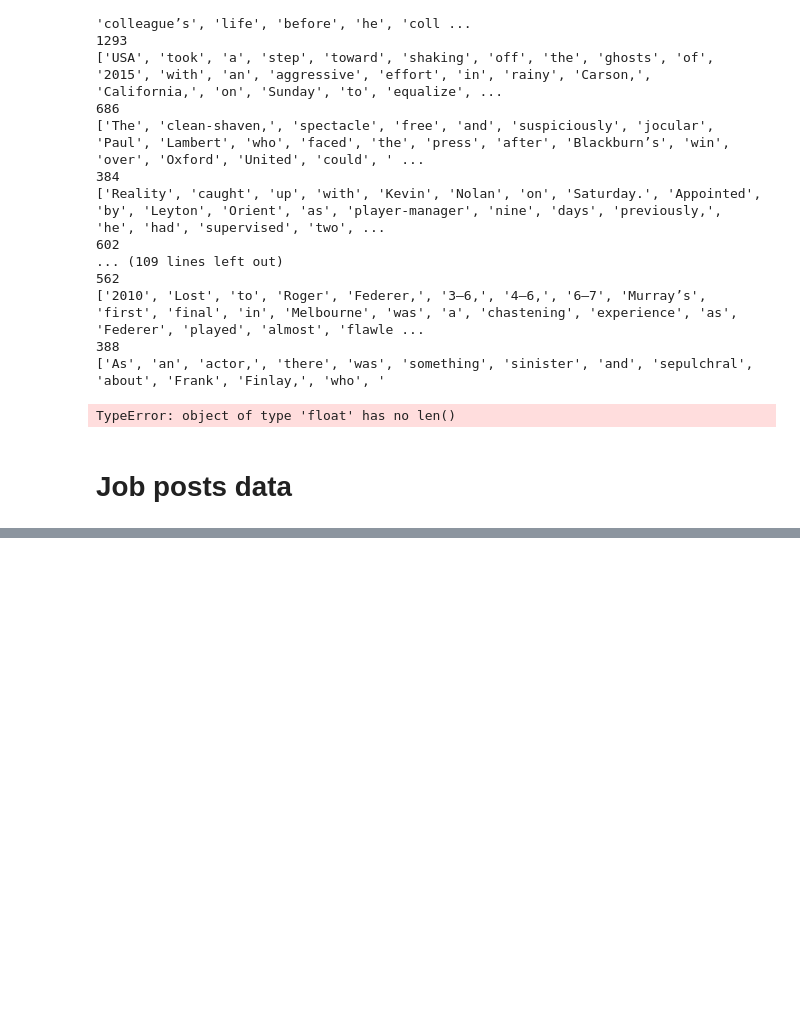
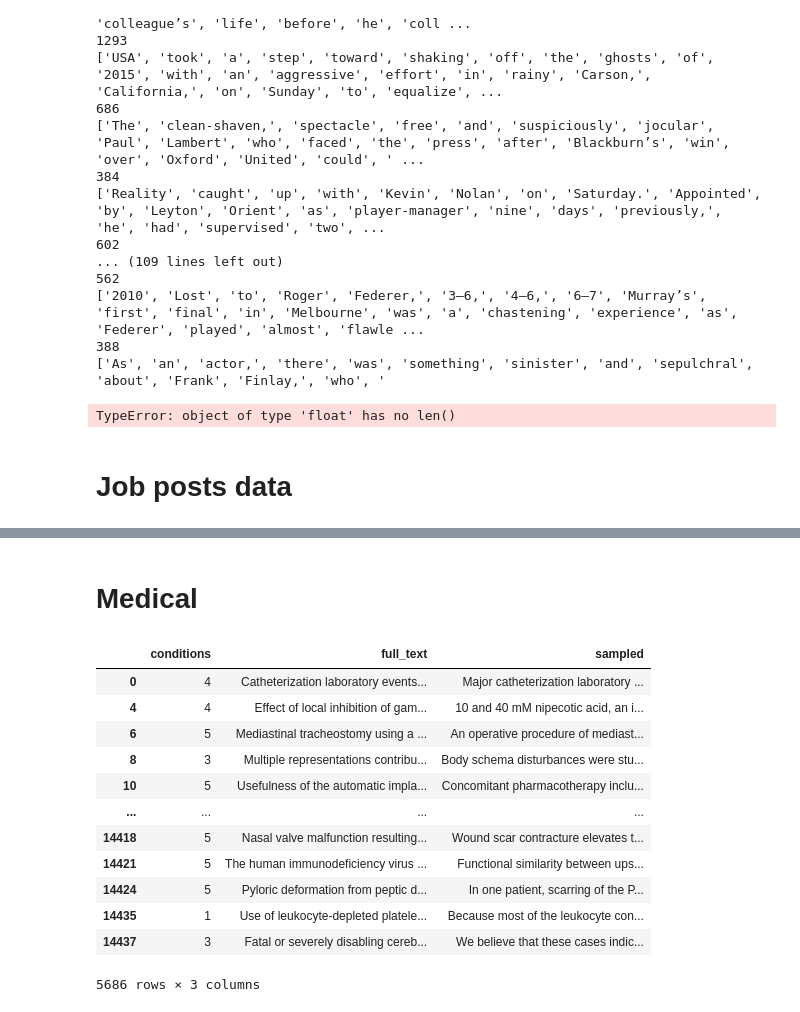
Before and after one commit to kerkeruil/dl4nlp, a Jupyter notebook: process_data.ipynb, the cells around one changed output, grey strips where cells are left out. Drawn from its saved outputs; the diff is of its cells as text; code cells hidden in the pictures; blank space fills up the shorter version.

Commit message:
Added medical data

```diff
--- a/process_data.ipynb
+++ b/process_data.ipynb
@@ -173,0 +191,25 @@ def sample_beginning_text(sample):
+# %% [markdown]
+# Medical
+# %%
+df_train = pd.read_csv('data/train_medical.dat', sep='\t', header=None)
+
+df_train.rename(columns = {0: 'conditions', 1: 'full_text'}, inplace=True)
+# %%
+df_train = df_train.dropna()
+# %%
+df_train["sampled"] = df_train["full_text"].progress_apply(lambda x: sample_text(x))
+df_train.dropna()
+# %% [output]
+|  | conditions | full_text | sampled |
+| 0 | 4 | Catheterization laboratory events... | Major catheterization laboratory ... |
+| 4 | 4 | Effect of local inhibition of gam... | 10 and 40 mM nipecotic acid, an i... |
+| 6 | 5 | Mediastinal tracheostomy using a ... | An operative procedure of mediast... |
+| 8 | 3 | Multiple representations contribu... | Body schema disturbances were stu... |
+| 10 | 5 | Usefulness of the automatic impla... | Concomitant pharmacotherapy inclu... |
+| ... | ... | ... | ... |
+| 14418 | 5 | Nasal valve malfunction resulting... | Wound scar contracture elevates t... |
+| 14421 | 5 | The human immunodeficiency virus ... | Functional similarity between ups... |
+| 14424 | 5 | Pyloric deformation from peptic d... | In one patient, scarring of the P... |
+| 14435 | 1 | Use of leukocyte-depleted platele... | Because most of the leukocyte con... |
+| 14437 | 3 | Fatal or severely disabling cereb... | We believe that these cases indic... |
+5686 rows × 3 columns
```
Also changed, not shown: parts of 4 cells of this notebook, 2 other files.
